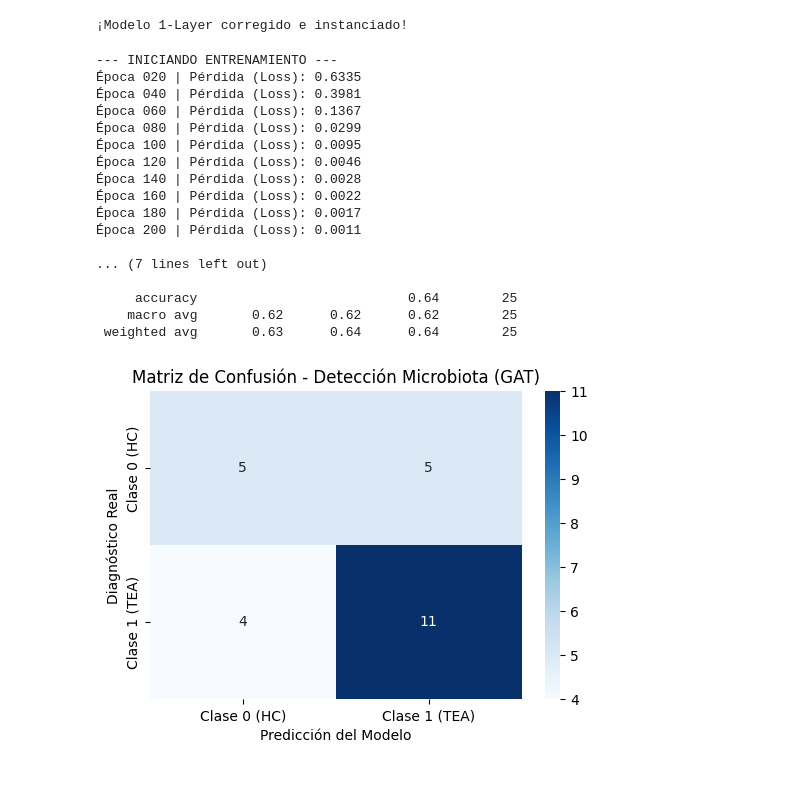
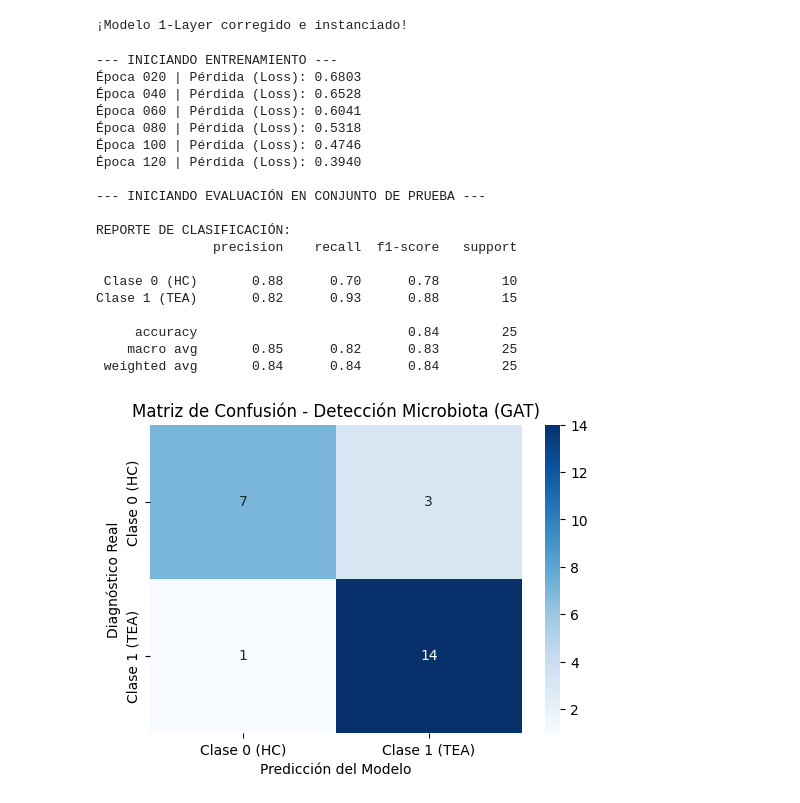
Before and after one commit to nico89h/Analisis-computacional-de-datos-de-microbioma-intestinal-mediante-grafos-y-aprendizaje-automatico, a Jupyter notebook: taxonomia.ipynb, the cells around one changed output. Saved outputs shown, nothing was run; the diff lists cells and outputs as text; code cells hidden in the pictures.

```diff
--- a/taxonomia.ipynb
+++ b/taxonomia.ipynb
@@ -511,7 +511,7 @@ criterio = nn.CrossEntropyLoss(weight=pesos_clases)
 # ==========================================
 # 2. BUCLE DE ENTRENAMIENTO (TRAINING LOOP)
 # ==========================================
-epocas = 200
+epocas = 120
 print("--- INICIANDO ENTRENAMIENTO ---")
 
 for epoca in range(epocas):
@@ -551,45 +551,47 @@ with torch.no_grad():
     clases_predichas = salida_final.argmax(dim=1)
 
 # Filtramos aislando exclusivamente a los pacientes del 20% oculto
 mascara_test = data['paciente'].test_mask
 y_real = data['paciente'].y[mascara_test].cpu().numpy()
 y_predicho = clases_predichas[mascara_test].cpu().numpy()
 
 # ==========================================
 # 4. REPORTE VISUAL (MATRIZ DE CONFUSIÓN)
 # ==========================================
 # Corregimos el orden de los nombres de las clases para que coincidan con las etiquetas reales (0=HC, 1=TEA)
 nombres_clases = ['Clase 0 (HC)', 'Clase 1 (TEA)']
 
 print("\nREPORTE DE CLASIFICACIÓN:")
 print(classification_report(y_real, y_predicho, target_names=nombres_clases))
 
 # Dibujar la matriz térmica
 matriz = confusion_matrix(y_real, y_predicho)
 plt.figure(figsize=(6, 4))
 sns.heatmap(matriz, annot=True, fmt='d', cmap='Blues',
             xticklabels=nombres_clases,
             yticklabels=nombres_clases)
 plt.title('Matriz de Confusión - Detección Microbiota (GAT)')
 plt.ylabel('Diagnóstico Real')
 plt.xlabel('Predicción del Modelo')
 plt.show()
 # %% [output]
 --- INICIANDO ENTRENAMIENTO ---
-Época 020 | Pérdida (Loss): 0.6335
-Época 040 | Pérdida (Loss): 0.3981
-Época 060 | Pérdida (Loss): 0.1367
-Época 080 | Pérdida (Loss): 0.0299
-Época 100 | Pérdida (Loss): 0.0095
-Época 120 | Pérdida (Loss): 0.0046
-Época 140 | Pérdida (Loss): 0.0028
-Época 160 | Pérdida (Loss): 0.0022
-Época 180 | Pérdida (Loss): 0.0017
-Época 200 | Pérdida (Loss): 0.0011
+Época 020 | Pérdida (Loss): 0.6803
+Época 040 | Pérdida (Loss): 0.6528
+Época 060 | Pérdida (Loss): 0.6041
+Época 080 | Pérdida (Loss): 0.5318
+Época 100 | Pérdida (Loss): 0.4746
+Época 120 | Pérdida (Loss): 0.3940
 
-... (7 lines left out)
+--- INICIANDO EVALUACIÓN EN CONJUNTO DE PRUEBA ---
 
-     accuracy                           0.64        25
-    macro avg       0.62      0.62      0.62        25
- weighted avg       0.63      0.64      0.64        25
+REPORTE DE CLASIFICACIÓN:
+               precision    recall  f1-score   support
+
+ Clase 0 (HC)       0.88      0.70      0.78        10
+Clase 1 (TEA)       0.82      0.93      0.88        15
+
+     accuracy                           0.84        25
+    macro avg       0.85      0.82      0.83        25
+ weighted avg       0.84      0.84      0.84        25
-[figure, old version]
+[figure, new version]
```
